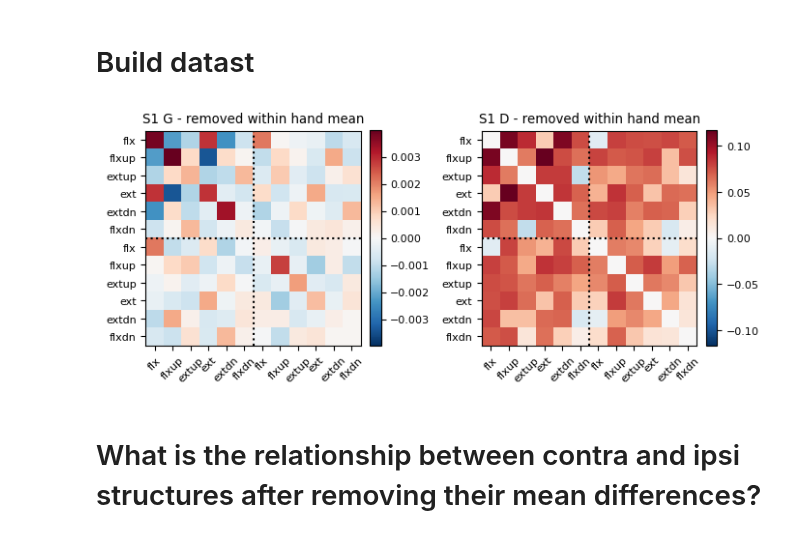
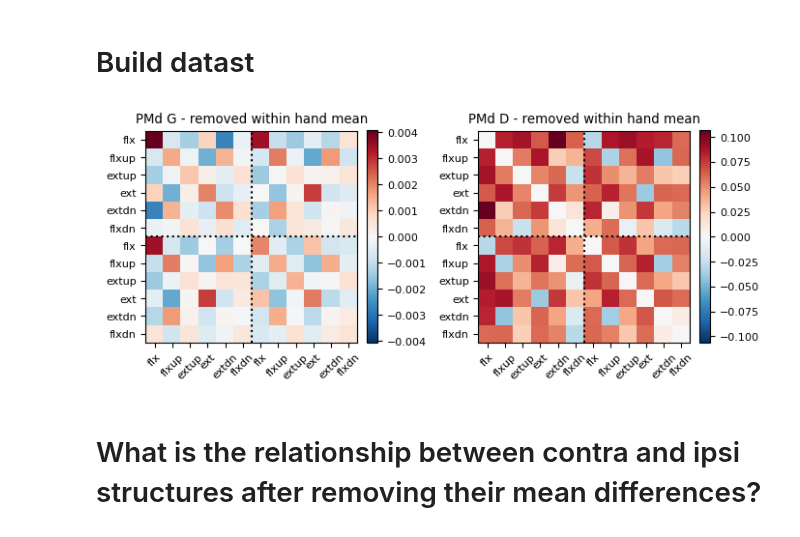
Before and after one commit to alighavam/bimanual_wrist, a Jupyter notebook: notebooks_mri/within_vs_between_hands.ipynb, the cells around one changed output. Saved outputs shown, nothing was run; the diff lists cells and outputs as text; code cells hidden in the pictures.

```diff
--- a/notebooks_mri/within_vs_between_hands.ipynb
+++ b/notebooks_mri/within_vs_between_hands.ipynb
@@ -63,7 +63,7 @@ sn_bad = [102, 103]
 regions = ['M1','S1','PMd','PMv','SMA','SPLa','SPLp','V1']
 hem = ['L','R']
 
-region = regions[1]
+region = regions[2]
 data, cond_vec, part_vec = [], [], []
 for i_hem, h in enumerate(hem):
     roi = f'{region}_{h}'
@@ -139,34 +139,34 @@ cbar = plt.colorbar(sm, ax=ax[0], fraction=0.046, pad=0.04)
 cbar.ax.tick_params(labelsize=8)
 ax[0].set_title(f'{region} G - removed within hand mean')
 # add lines to separate hands:
 ax[0].axhline(5.5, color='k', linestyle=':', linewidth=1.5)
 ax[0].axvline(5.5, color='k', linestyle=':', linewidth=1.5)
 ax[0].set_xticks(np.arange(ncond))
 ax[0].set_yticks(np.arange(ncond))
 ax[0].set_xticklabels(labels, fontsize=8, rotation=45)
 ax[0].set_yticklabels(labels, fontsize=8)
 
 # avg D:
 D_hat_avg = pcm.G_to_dist(G_hat_avg)
 D_hat_avg = np.sign(D_hat_avg) * np.sqrt(np.abs(D_hat_avg))
 vmax = np.abs(D_hat_avg).max()
 ax[1].imshow(D_hat_avg, vmin=-vmax, vmax=vmax, cmap=cmap)
 sm = ScalarMappable(cmap=cmap, norm=plt.Normalize(vmin=-vmax, vmax=vmax))
 sm.set_array([])
 cbar = plt.colorbar(sm, ax=ax[1], fraction=0.046, pad=0.04)
 cbar.ax.tick_params(labelsize=8)
 ax[1].set_title(f'{region} D - removed within hand mean')
 # add lines to separate hands:
 ax[1].axhline(5.5, color='k', linestyle=':', linewidth=1.5)
 ax[1].axvline(5.5, color='k', linestyle=':', linewidth=1.5)
 ax[1].set_xticks(np.arange(ncond))
 ax[1].set_yticks(np.arange(ncond))
 ax[1].set_xticklabels(labels, fontsize=8, rotation=45)
 ax[1].set_yticklabels(labels, fontsize=8)
 plt.tight_layout()
 plt.show()
 # %% [output]
-[figure, old version]
+[figure, new version]
 # %% [markdown]
 # What is the relationship between contra and ipsi structures after removing their mean differences?
 # %% [markdown]
```
Also changed, not shown: parts of 2 cells of this notebook.
